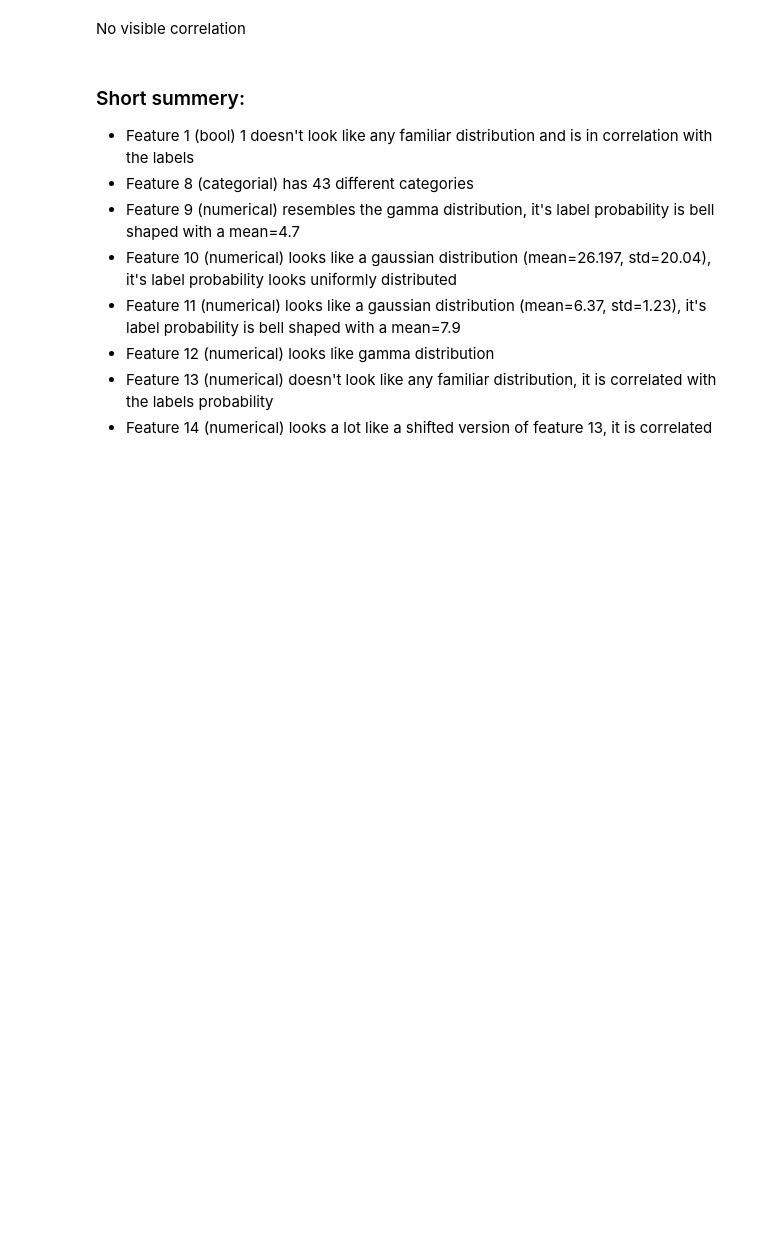
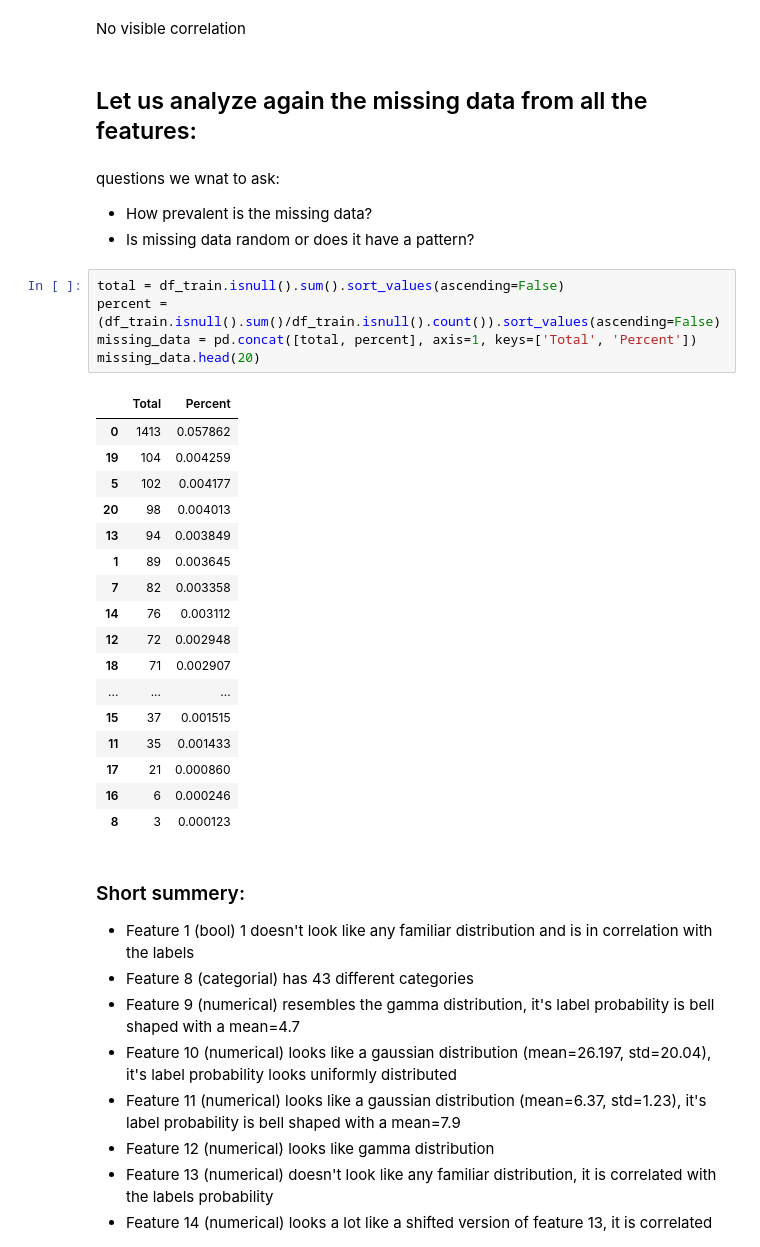
Before and after one commit to rtuchman/IML-Final-Project, a Jupyter notebook: Final Project.ipynb, the cells around one changed output. Cells and saved outputs as stored; diff of their text form; blank space fills up the shorter version.

```diff
--- a/Final Project.ipynb
+++ b/Final Project.ipynb
@@ -943,6 +943,35 @@ rpt.plot.bar(figsize=(6, 5))
 [figure]
 # %% [markdown]
 No visible correlation
+# %% [markdown]
+## Let us analyze again the missing data from all the features:
+# %% [markdown]
+questions we wnat to ask:
+* How prevalent is the missing data?
+* Is missing data random or does it have a pattern?
+# %%
+total = df_train.isnull().sum().sort_values(ascending=False)
+percent = (df_train.isnull().sum()/df_train.isnull().count()).sort_values(ascending=False)
+missing_data = pd.concat([total, percent], axis=1, keys=['Total', 'Percent'])
+missing_data.head(20)
+# %% [output]
+|  | Total | Percent |
+| 0 | 1413 | 0.057862 |
+| 19 | 104 | 0.004259 |
+| 5 | 102 | 0.004177 |
+| 20 | 98 | 0.004013 |
+| 13 | 94 | 0.003849 |
+| 1 | 89 | 0.003645 |
+| 7 | 82 | 0.003358 |
+| 14 | 76 | 0.003112 |
+| 12 | 72 | 0.002948 |
+| 18 | 71 | 0.002907 |
+| ... | ... | ... |
+| 15 | 37 | 0.001515 |
+| 11 | 35 | 0.001433 |
+| 17 | 21 | 0.000860 |
+| 16 | 6 | 0.000246 |
+| 8 | 3 | 0.000123 |
 # %% [markdown]
 ### Short summery:
 * Feature 1 (bool) 1 doesn't look like any familiar distribution and is in correlation with the labels
```
Also changed, not shown: parts of 15 cells of this notebook, 1 other file.
